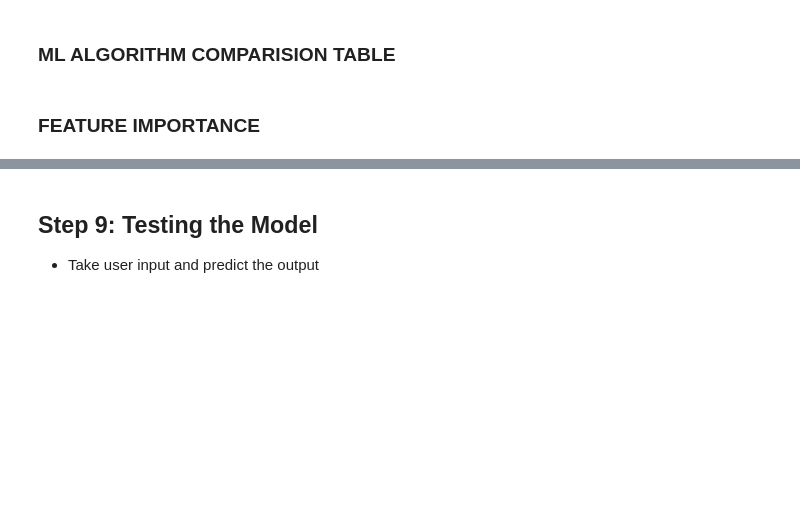
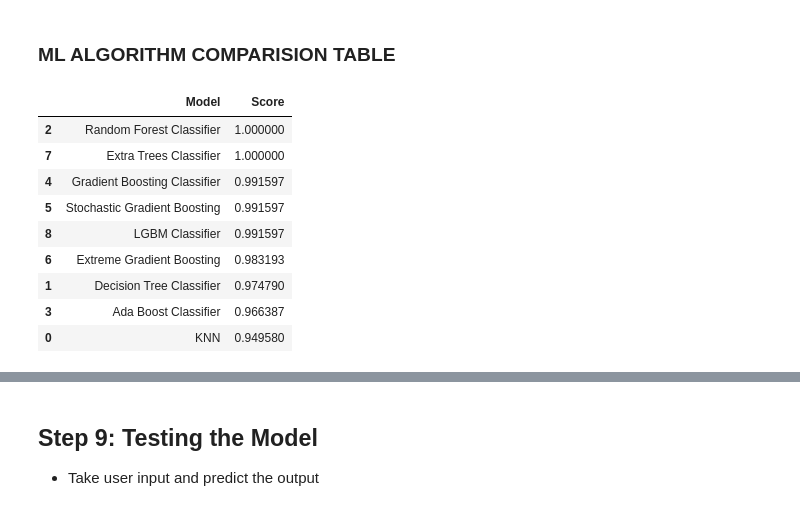
Before and after one commit to SimranS22/Kidney-Disease-Prediction-Model, a Jupyter notebook: Notebook/kidney-disease-prediction-model.ipynb, the cells around one changed output, grey strips where cells are left out. Cells and saved outputs as stored; diff of their text form; code cells hidden in the pictures; blank space fills up the shorter version.

Commit message:
Added ML Algorithm comparison table, tested the model

```diff
--- a/Notebook/kidney-disease-prediction-model.ipynb
+++ b/Notebook/kidney-disease-prediction-model.ipynb
@@ -939,5 +939,23 @@ plt.show()
 ## Step 8: Model Evaluation
 # %% [markdown]
 ### ML ALGORITHM COMPARISION TABLE
-# %% [markdown]
-### FEATURE IMPORTANCE
+# %%
+models = pd.DataFrame({
+    'Model' : [ 'KNN', 'Decision Tree Classifier', 'Random Forest Classifier','Ada Boost Classifier',
+             'Gradient Boosting Classifier', 'Stochastic Gradient Boosting', 'Extreme Gradient Boosting','Extra Trees Classifier','LGBM Classifier'],
+    'Score' : [knn_acc, dtc_acc, rfc_acc, ada_acc, gb_acc, sgb_acc, xgb_acc, etc_acc, lgbm_acc]
+})
+
+
+models.sort_values(by = 'Score', ascending = False)
+# %% [output]
+|  | Model | Score |
+| 2 | Random Forest Classifier | 1.000000 |
+| 7 | Extra Trees Classifier | 1.000000 |
+| 4 | Gradient Boosting Classifier | 0.991597 |
+| 5 | Stochastic Gradient Boosting | 0.991597 |
+| 8 | LGBM Classifier | 0.991597 |
+| 6 | Extreme Gradient Boosting | 0.983193 |
+| 1 | Decision Tree Classifier | 0.974790 |
+| 3 | Ada Boost Classifier | 0.966387 |
+| 0 | KNN | 0.949580 |
```
Also changed, not shown: parts of 11 cells of this notebook.
